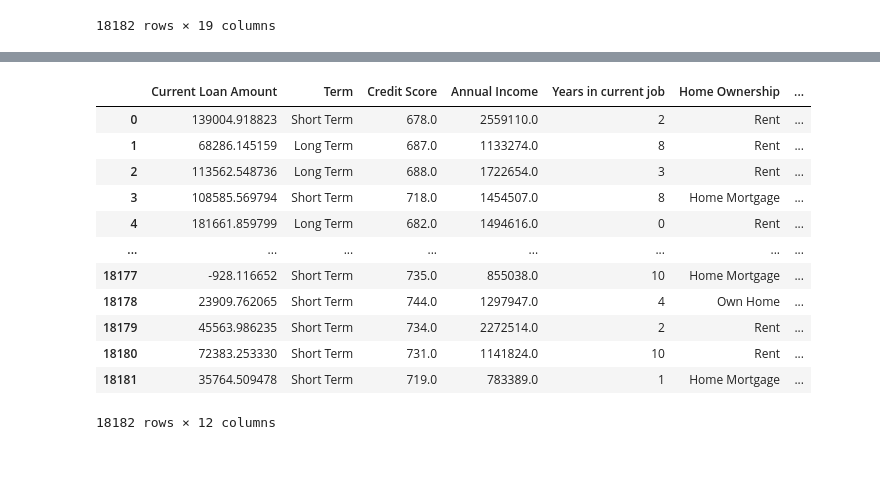
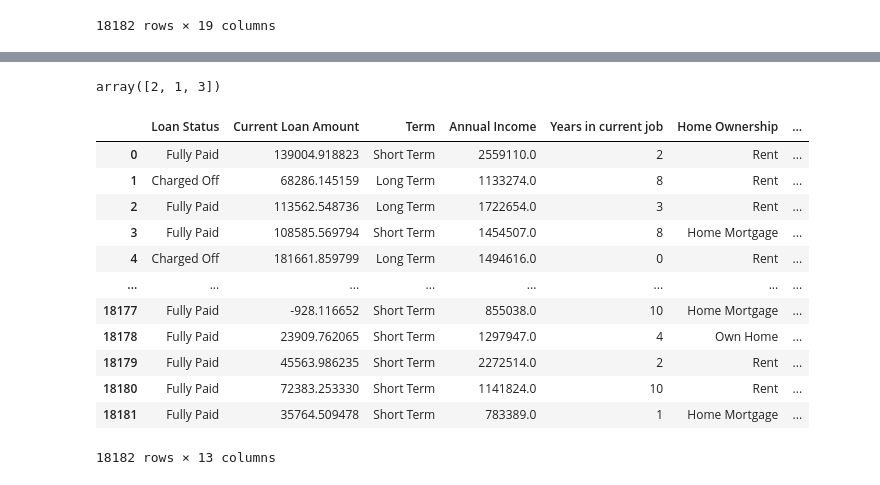
Before and after one commit to PHCookie/CSPA-Softeng, a Jupyter notebook: 02_preprocessing.ipynb, the cells around one changed output, grey strips where cells are left out. Cells and saved outputs as stored; diff of their text form; code cells hidden in the pictures.

```diff
--- a/02_preprocessing.ipynb
+++ b/02_preprocessing.ipynb
@@ -52,6 +52,6 @@ df
 | 18181 | 8506a4e9-af7d-47d2-a1bf-7ea2c41858f0 | be67200e-1ef1-4b63-86a6-2bf27d3c704d | Fully Paid | 210584.0 | Short Term | 719.0 | 783389.0 | ... |
 18182 rows × 19 columns
 # %%
-std, mean = df["Current Loan Amount"].std(), df["Current Loan Amount"].mean()
+std, mean = df_coop["Current Loan Amount"].std(), df_coop["Current Loan Amount"].mean()
 std, mean
 # %% [output]
@@ -67,5 +68,9 @@ np.float64(139004.91882264725)
 # %%
-df["Current Loan Amount"] = df["Current Loan Amount"].apply(lambda x: rescale(x, std, mean, std_coop, mean_coop))
+for col in ["Current Loan Amount", "Annual Income", "Monthly Debt", "Current Credit Balance", "Maximum Open Credit"]:
+    std, mean = df["Current Loan Amount"].std(), df["Current Loan Amount"].mean()
+
+    df[col] = df[col].apply(lambda x: rescale(x, std, mean, std_coop, mean_coop))
+
 df
 # %% [output]
 |  | Loan ID | Customer ID | Loan Status | Current Loan Amount | Term | Credit Score | Annual Income | ... |
@@ -90,15 +91,15 @@ df
 # Generate Column Credit Score Classification based on Credit Score
 def credit_score_classification(score):
     if score < 580:
-        return "Poor"
+        return 0 # Poor
     elif score < 670:
-        return "Fair"
+        return 1 # Fair
     elif score < 740:
-        return "Good"
+        return 2 # Good
     elif score < 800:
-        return "Very Good"
+        return 3 # Very Good
     else:
-        return "Exceptional"
+        return 4 # Exceptional
 
-df["Credit Score Classification"] = df["Credit Score"].apply(credit_score_classification)
+df["Credit Score Class"] = df["Credit Score"].apply(credit_score_classification)
 df
@@ -105,21 +120,25 @@ df
+# %%
+df["Credit Score Class"].unique()
+# %% [output]
+array([2, 1, 3])
 # %%
-# Drop Maximum Open Credit, Bankcruptcies, Tax Liens, Number of Credit Problems, Loan Status, Loan ID, and Customer ID
-df.drop(["Maximum Open Credit", "Credit Score", "Bankruptcies", "Tax Liens", "Number of Credit Problems", "Loan Status", "Loan ID", "Customer ID"], axis=1, inplace=True)
+# Drop Unnecessary Columns
+df.drop(["Maximum Open Credit", "Credit Score", "Bankruptcies", "Tax Liens", "Number of Credit Problems", "Loan ID", "Customer ID"], axis=1, inplace=True)
 df
 # %% [output]
-|  | Current Loan Amount | Term | Credit Score | Annual Income | Years in current job | Home Ownership | ... |
-| 0 | 139004.918823 | Short Term | 678.0 | 2559110.0 | 2 | Rent | ... |
-| 1 | 68286.145159 | Long Term | 687.0 | 1133274.0 | 8 | Rent | ... |
-| 2 | 113562.548736 | Long Term | 688.0 | 1722654.0 | 3 | Rent | ... |
-| 3 | 108585.569794 | Short Term | 718.0 | 1454507.0 | 8 | Home Mortgage | ... |
-| 4 | 181661.859799 | Long Term | 682.0 | 1494616.0 | 0 | Rent | ... |
+|  | Loan Status | Current Loan Amount | Term | Annual Income | Years in current job | Home Ownership | ... |
+| 0 | Fully Paid | 139004.918823 | Short Term | 2559110.0 | 2 | Rent | ... |
+| 1 | Charged Off | 68286.145159 | Long Term | 1133274.0 | 8 | Rent | ... |
+| 2 | Fully Paid | 113562.548736 | Long Term | 1722654.0 | 3 | Rent | ... |
+| 3 | Fully Paid | 108585.569794 | Short Term | 1454507.0 | 8 | Home Mortgage | ... |
+| 4 | Charged Off | 181661.859799 | Long Term | 1494616.0 | 0 | Rent | ... |
 | ... | ... | ... | ... | ... | ... | ... | ... |
-| 18177 | -928.116652 | Short Term | 735.0 | 855038.0 | 10 | Home Mortgage | ... |
-| 18178 | 23909.762065 | Short Term | 744.0 | 1297947.0 | 4 | Own Home | ... |
-| 18179 | 45563.986235 | Short Term | 734.0 | 2272514.0 | 2 | Rent | ... |
-| 18180 | 72383.253330 | Short Term | 731.0 | 1141824.0 | 10 | Rent | ... |
-| 18181 | 35764.509478 | Short Term | 719.0 | 783389.0 | 1 | Home Mortgage | ... |
+| 18177 | Fully Paid | -928.116652 | Short Term | 855038.0 | 10 | Home Mortgage | ... |
+| 18178 | Fully Paid | 23909.762065 | Short Term | 1297947.0 | 4 | Own Home | ... |
+| 18179 | Fully Paid | 45563.986235 | Short Term | 2272514.0 | 2 | Rent | ... |
+| 18180 | Fully Paid | 72383.253330 | Short Term | 1141824.0 | 10 | Rent | ... |
+| 18181 | Fully Paid | 35764.509478 | Short Term | 783389.0 | 1 | Home Mortgage | ... |
-18182 rows × 12 columns
+18182 rows × 13 columns
 # %%
 # Export the df2 as a CSV file
 df.to_csv("datasets/credit_train_preprocessed.csv", index=False)
```
Also changed, not shown: parts of 5 cells of this notebook, 6 other files.
